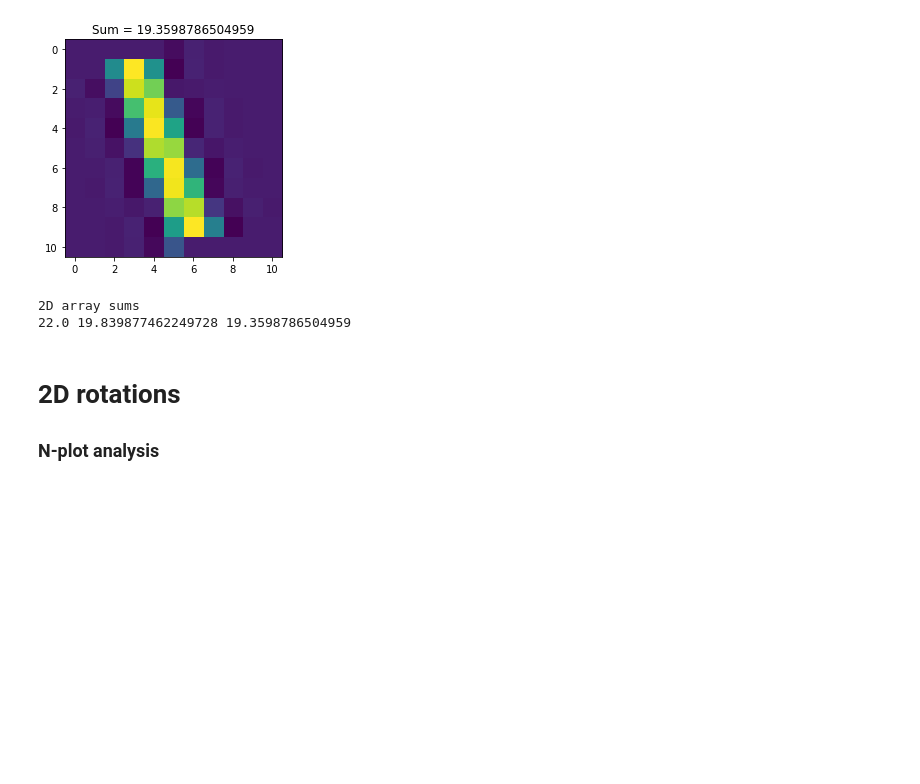
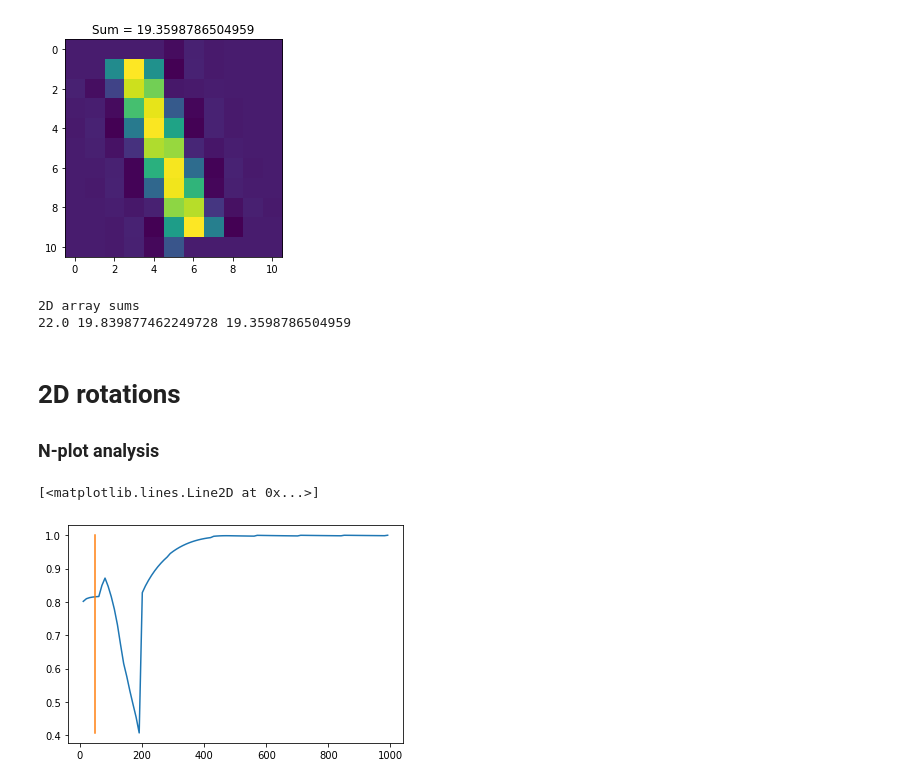
Before and after one commit to pcruzparri/Misc, a Jupyter notebook: jupyter_notebooks/scipy_ndimage_rotate_variance.ipynb, the cells around one changed output. Drawn from its saved outputs; the diff is of its cells as text; code cells hidden in the pictures; blank space fills up the shorter version.

```diff
--- a/jupyter_notebooks/scipy_ndimage_rotate_variance.ipynb
+++ b/jupyter_notebooks/scipy_ndimage_rotate_variance.ipynb
@@ -64,7 +64,18 @@ def invariance_analysis_2d(angle=20, size=11, fwhm=3, func=makeRod):
     arr = func(size, fwhm)
     roted_reshaped = r(arr, angle)
     roted = r(arr, angle, reshape=False)
-    return np.sum(arr), np.sum(roted_reshaped), np.sum(roted)
+    return np.sum(arr), np.sum(roted_reshaped)/np.sum(arr), np.sum(roted)/np.sum(arr)
+# %%
+angle=np.arange(0,91,1)
+size=np.arange(11,1001,10)
+
+out=invariance_analysis_2d(size=size, fwhm=200, angle=45)
+plt.plot(size, out[2])
+plt.plot([50, 50], [min(out[2]), max(out[2])])
+#plt.plot(angle, invariance_analysis_2d(angle=angle, size=501)[1])
+# %% [output]
+[<matplotlib.lines.Line2D at 0x...>]
+[figure, added]
 # %%
 angle = np.arange(0, 91, 5)
 size = np.arange(10, 1001, 100)
```
Also changed, not shown: parts of 7 cells of this notebook, 1 other file.
